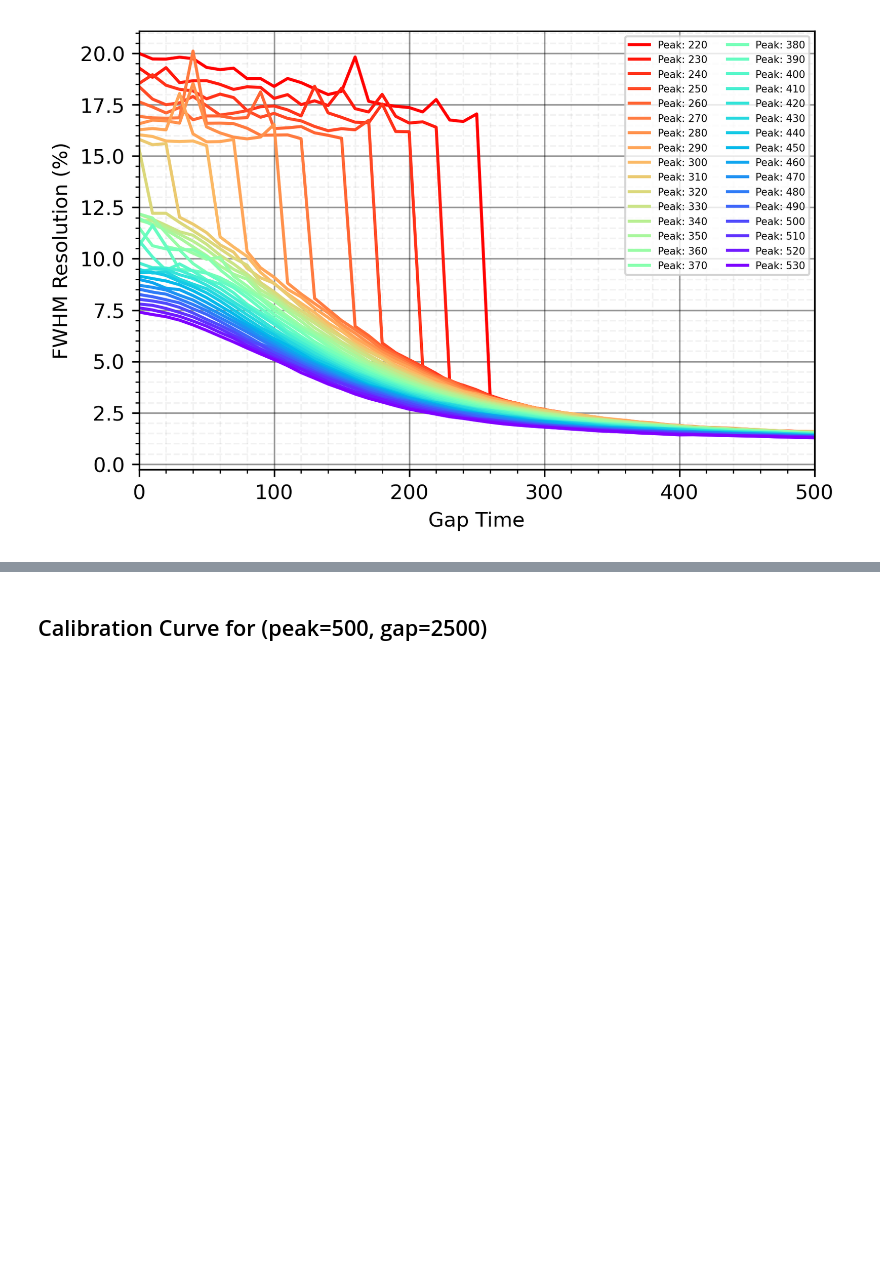
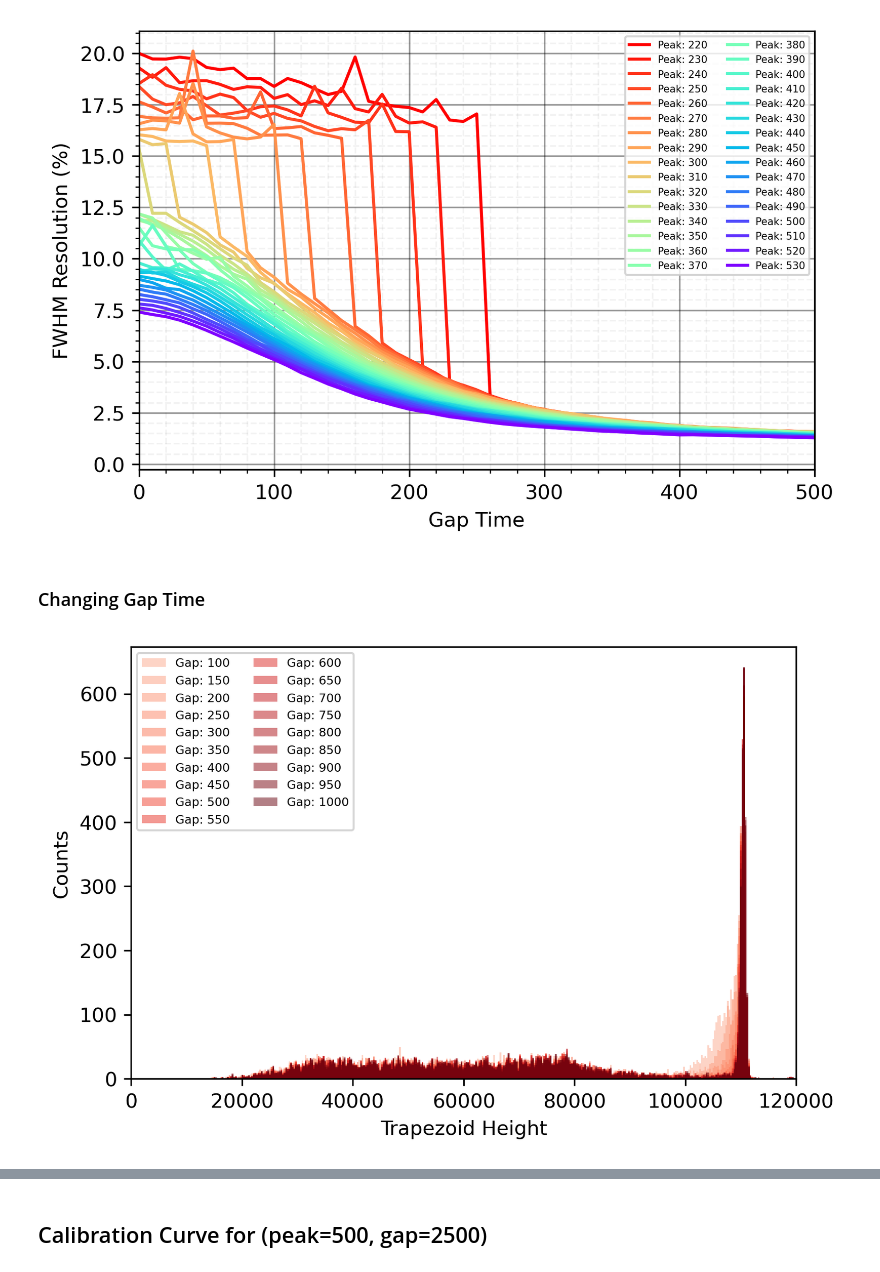
Before and after one commit to cllamb0/NE-204, a Jupyter notebook: Lab-1/NE-204_Lab-1_Final-Code.ipynb, the cells around one changed output, grey strips where cells are left out. Cells and saved outputs as stored; diff of their text form; code cells hidden in the pictures; blank space fills up the shorter version.

```diff
--- a/Lab-1/NE-204_Lab-1_Final-Code.ipynb
+++ b/Lab-1/NE-204_Lab-1_Final-Code.ipynb
@@ -56,0 +63,25 @@ plt.show()
+# %% [markdown]
+### Changing Gap Time
+# %%
+data, sat_i = import_data('Data/Combined_Data/Uncombined_Data/Cs137-24in-1min_1.h5')
+# %%
+gaps = range(100, 3000, 50)
+heights = []
+for gap in tqdm(gaps, desc='Iterating Gap Times'):
+    hs = calibrate_pulses(data, peak=500, gap=gap, calibrated=False)
+    heights.append(hs)
+# %%
+cmap = plt.get_cmap('Reds')
+colors = cmap(np.linspace(0.3, 1, len(gaps[:19])))
+
+bins_ = np.linspace(0, 1.5e5, 2**9+1)
+for h, hei in enumerate(tqdm(heights[:19])):
+    plt.hist(hei, bins=bins_, alpha=0.5, color=colors[h], label='Gap: {}'.format(gaps[h]))
+plt.xlim(0, 1.2e5)
+plt.legend(loc='upper left', fontsize=6, ncol=2)
+plt.ylabel('Counts')
+plt.xlabel('Trapezoid Height')
+plt.savefig('Plots/constant_peak500_changing_gap.png', dpi=300, bbox_inches='tight', facecolor='white')
+plt.show()
+# %% [output]
+[figure, added]
```
Also changed, not shown: parts of 12 cells of this notebook, 4 other files.
